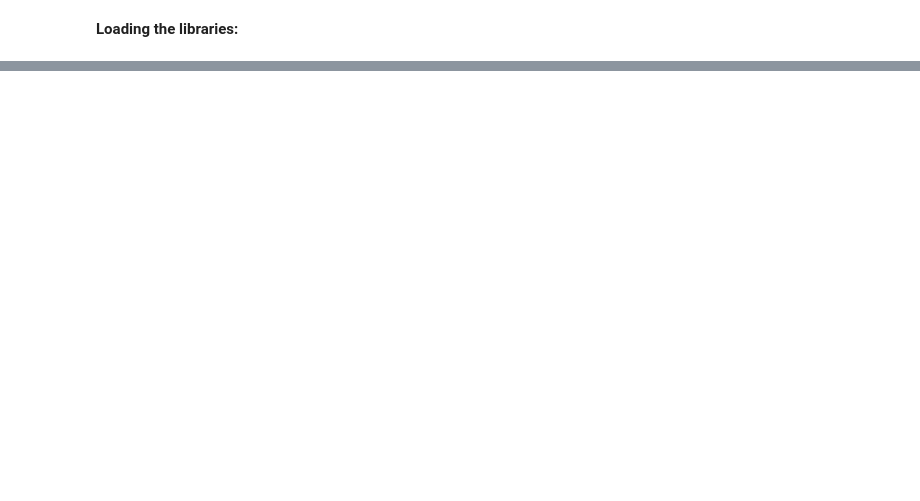
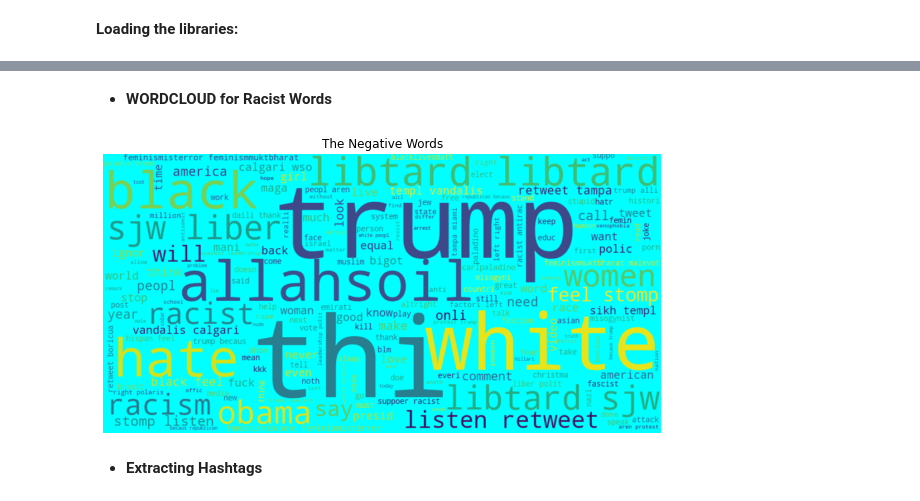
Before and after one commit to gunjapandey/twitter-sentiment-analysis, a Jupyter notebook: Twitter_Sentiment_analysis.ipynb, the cells around one changed output, grey strips where cells are left out. Drawn from its saved outputs; the diff is of its cells as text; code cells hidden in the pictures; blank space fills up the shorter version.

```diff
--- a/Twitter_Sentiment_analysis.ipynb
+++ b/Twitter_Sentiment_analysis.ipynb
@@ -252,0 +155,14 @@ submission.to_csv('sub_lreg_bow.csv', index=False)
+# %% [markdown]
+* **WORDCLOUD for Racist Words**
+# %%
+racist_words=''.join([text for text in comb['tidy_tweet'][comb['label']== 1]])
+wordcloud = WordCloud(background_color = 'cyan',width=1000,height=500,random_state=21,max_font_size=200).generate(racist_words)
+plt.figure(figsize=(10,7))
+plt.imshow(wordcloud,interpolation="bilinear")
+plt.axis('off')
+plt.title('The Negative Words')
+plt.show()
+# %% [output]
+[figure, added]
+# %% [markdown]
+* **Extracting Hashtags**
```
Also changed, not shown: parts of 64 cells of this notebook.
